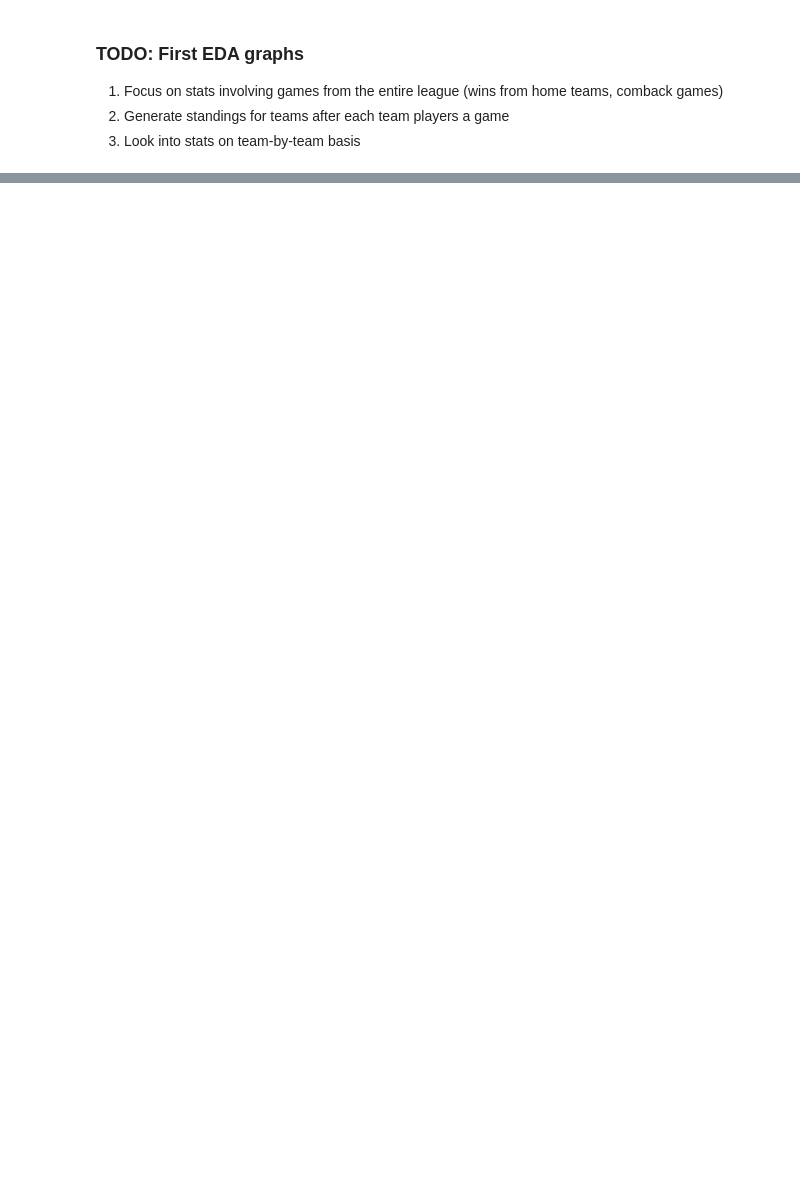
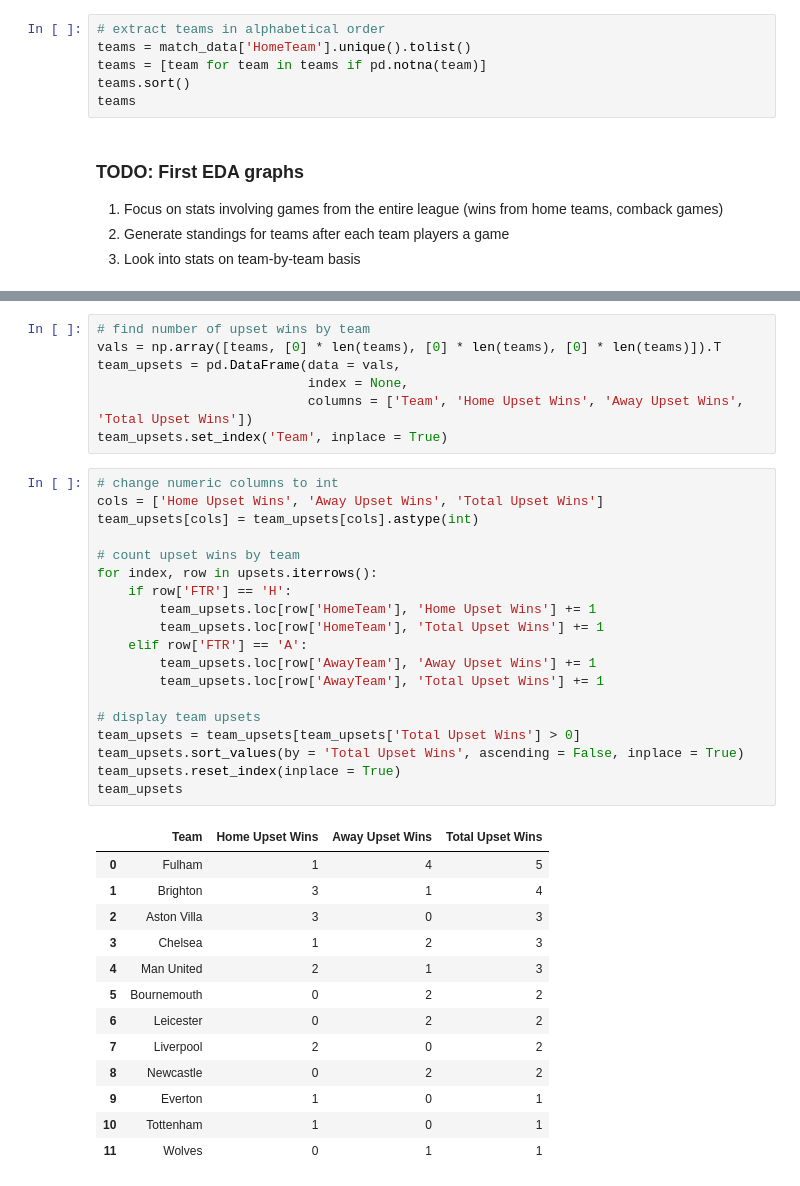
Before and after one commit to William-Mahnke/Premier-League, a Jupyter notebook: 2024-2025.ipynb, the cells around one changed output, grey strips where cells are left out. Drawn from its saved outputs; the diff is of its cells as text; blank space fills up the shorter version.

```diff
--- a/2024-2025.ipynb
+++ b/2024-2025.ipynb
@@ -52,3 +76,9 @@ match_data.head(10)
+# %%
+# extract teams in alphabetical order
+teams = match_data['HomeTeam'].unique().tolist()
+teams = [team for team in teams if pd.notna(team)]
+teams.sort()
+teams
 # %% [markdown]
 ### TODO: First EDA graphs
 1. Focus on stats involving games from the entire league (wins from home teams, comback games)
@@ -56,0 +105,40 @@ match_data.head(10)
+# %%
+# find number of upset wins by team
+vals = np.array([teams, [0] * len(teams), [0] * len(teams), [0] * len(teams)]).T
+team_upsets = pd.DataFrame(data = vals,
+                           index = None,
+                           columns = ['Team', 'Home Upset Wins', 'Away Upset Wins', 'Total Upset Wins'])
+team_upsets.set_index('Team', inplace = True)
+# %%
+# change numeric columns to int
+cols = ['Home Upset Wins', 'Away Upset Wins', 'Total Upset Wins']
+team_upsets[cols] = team_upsets[cols].astype(int)
+
+# count upset wins by team
+for index, row in upsets.iterrows():
+    if row['FTR'] == 'H':
+        team_upsets.loc[row['HomeTeam'], 'Home Upset Wins'] += 1
+        team_upsets.loc[row['HomeTeam'], 'Total Upset Wins'] += 1
+    elif row['FTR'] == 'A':
+        team_upsets.loc[row['AwayTeam'], 'Away Upset Wins'] += 1
+        team_upsets.loc[row['AwayTeam'], 'Total Upset Wins'] += 1
+
+# display team upsets
+team_upsets = team_upsets[team_upsets['Total Upset Wins'] > 0]
+team_upsets.sort_values(by = 'Total Upset Wins', ascending = False, inplace = True)
+team_upsets.reset_index(inplace = True)
+team_upsets
+# %% [output]
+|  | Team | Home Upset Wins | Away Upset Wins | Total Upset Wins |
+| 0 | Fulham | 1 | 4 | 5 |
+| 1 | Brighton | 3 | 1 | 4 |
+| 2 | Aston Villa | 3 | 0 | 3 |
+| 3 | Chelsea | 1 | 2 | 3 |
+| 4 | Man United | 2 | 1 | 3 |
+| 5 | Bournemouth | 0 | 2 | 2 |
+| 6 | Leicester | 0 | 2 | 2 |
+| 7 | Liverpool | 2 | 0 | 2 |
+| 8 | Newcastle | 0 | 2 | 2 |
+| 9 | Everton | 1 | 0 | 1 |
+| 10 | Tottenham | 1 | 0 | 1 |
+| 11 | Wolves | 0 | 1 | 1 |
```
Also changed, not shown: parts of 4 cells of this notebook, 1 other file.
